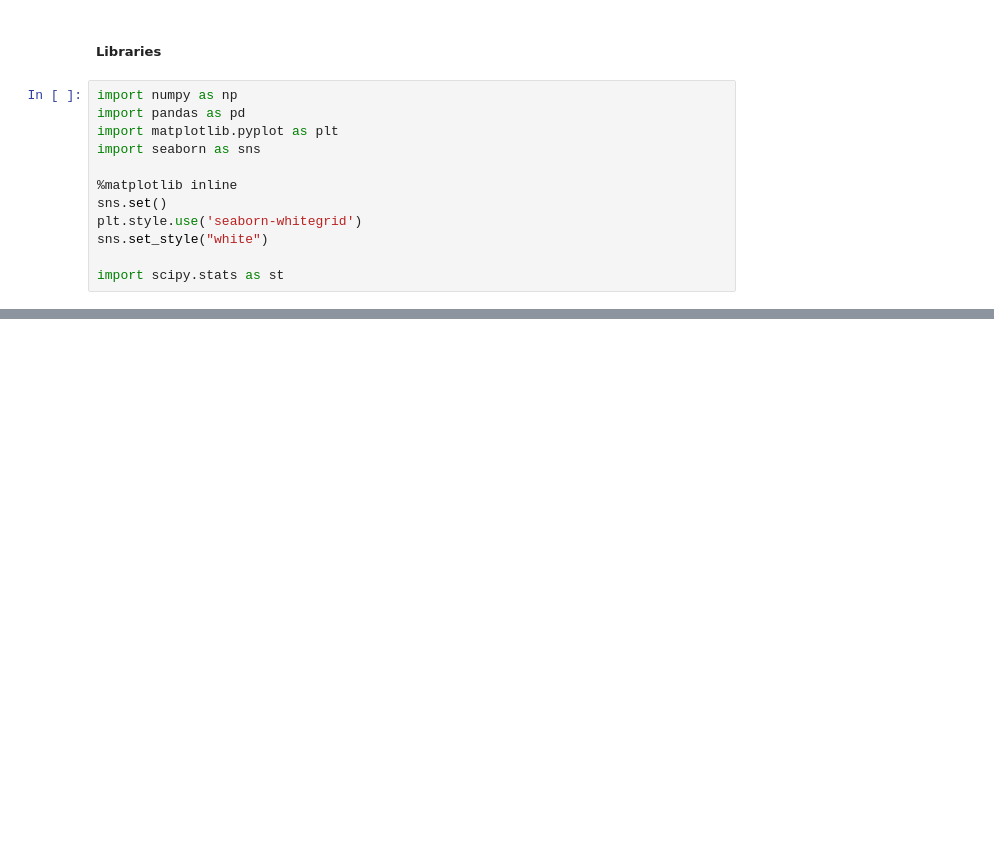
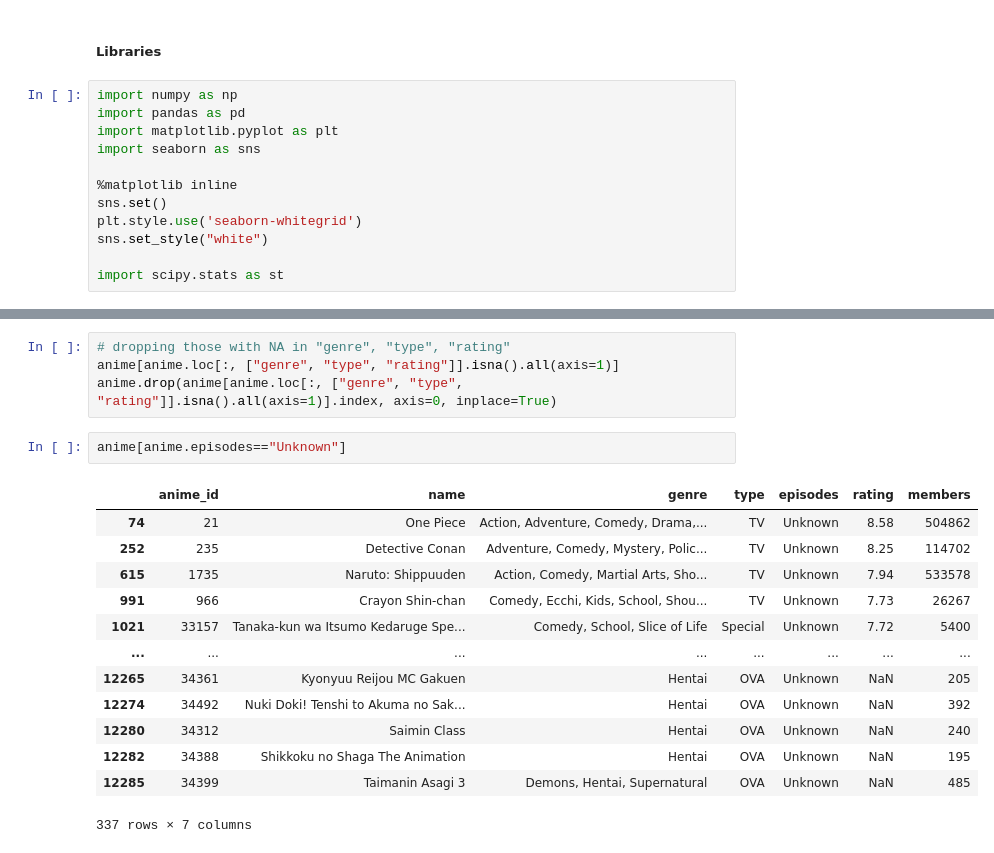
Before and after one commit to nclee17/Machine-Learning-Anime-Recommendation, a Jupyter notebook: Machine Learning.ipynb, the cells around one changed output, grey strips where cells are left out. Cells and saved outputs as stored; diff of their text form; blank space fills up the shorter version.

```diff
--- a/Machine Learning.ipynb
+++ b/Machine Learning.ipynb
@@ -24,0 +82,20 @@ import scipy.stats as st
+# %%
+# dropping those with NA in "genre", "type", "rating"
+anime[anime.loc[:, ["genre", "type", "rating"]].isna().all(axis=1)]
+anime.drop(anime[anime.loc[:, ["genre", "type", "rating"]].isna().all(axis=1)].index, axis=0, inplace=True)
+# %%
+anime[anime.episodes=="Unknown"]
+# %% [output]
+|  | anime_id | name | genre | type | episodes | rating | members |
+| 74 | 21 | One Piece | Action, Adventure, Comedy, Drama,... | TV | Unknown | 8.58 | 504862 |
+| 252 | 235 | Detective Conan | Adventure, Comedy, Mystery, Polic... | TV | Unknown | 8.25 | 114702 |
+| 615 | 1735 | Naruto: Shippuuden | Action, Comedy, Martial Arts, Sho... | TV | Unknown | 7.94 | 533578 |
+| 991 | 966 | Crayon Shin-chan | Comedy, Ecchi, Kids, School, Shou... | TV | Unknown | 7.73 | 26267 |
+| 1021 | 33157 | Tanaka-kun wa Itsumo Kedaruge Spe... | Comedy, School, Slice of Life | Special | Unknown | 7.72 | 5400 |
+| ... | ... | ... | ... | ... | ... | ... | ... |
+| 12265 | 34361 | Kyonyuu Reijou MC Gakuen | Hentai | OVA | Unknown | NaN | 205 |
+| 12274 | 34492 | Nuki Doki! Tenshi to Akuma no Sak... | Hentai | OVA | Unknown | NaN | 392 |
+| 12280 | 34312 | Saimin Class | Hentai | OVA | Unknown | NaN | 240 |
+| 12282 | 34388 | Shikkoku no Shaga The Animation | Hentai | OVA | Unknown | NaN | 195 |
+| 12285 | 34399 | Taimanin Asagi 3 | Demons, Hentai, Supernatural | OVA | Unknown | NaN | 485 |
+337 rows × 7 columns
```
Also changed, not shown: parts of 23 cells of this notebook.
